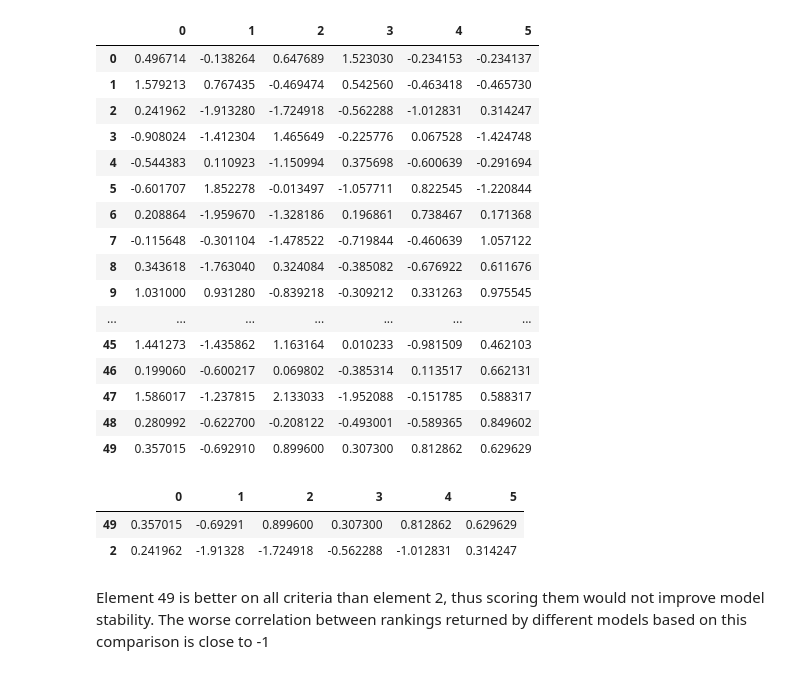
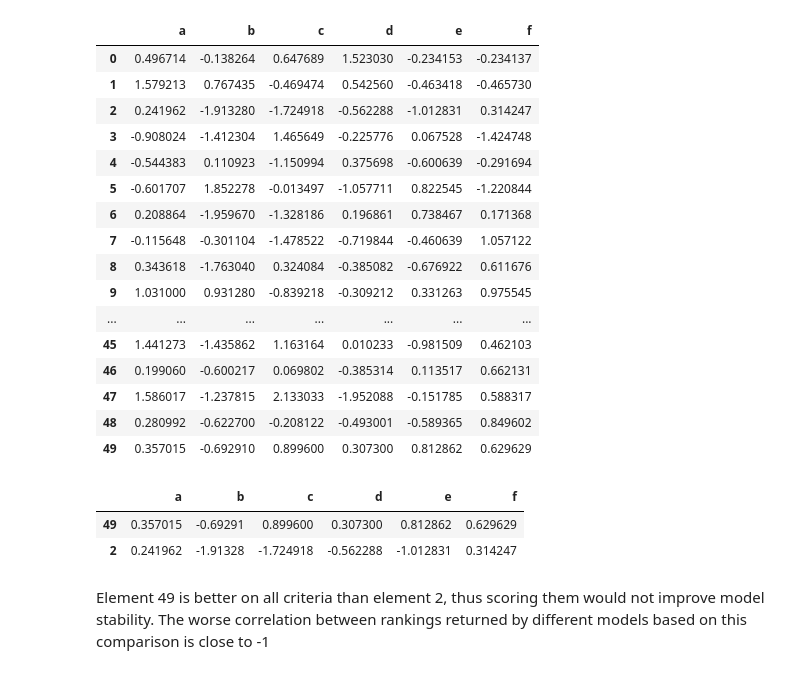
Before and after one commit to miepsik/UTA, a Jupyter notebook: UTA.ipynb, the cells around one changed output. Saved outputs shown, nothing was run; the diff lists cells and outputs as text; code cells hidden in the pictures.

```diff
--- a/UTA.ipynb
+++ b/UTA.ipynb
@@ -137,8 +160,8 @@ class UTA:
 # %%
-df = pd.DataFrame(np.random.randn(50, 6))
+df = pd.DataFrame(np.random.randn(50, 6), columns=['a', 'b', 'c', 'd', 'e', 'f'])
 df
 # %% [output]
-|  | 0 | 1 | 2 | 3 | 4 | 5 |
+|  | a | b | c | d | e | f |
 | 0 | 0.496714 | -0.138264 | 0.647689 | 1.523030 | -0.234153 | -0.234137 |
 | 1 | 1.579213 | 0.767435 | -0.469474 | 0.542560 | -0.463418 | -0.465730 |
 | 2 | 0.241962 | -1.913280 | -1.724918 | -0.562288 | -1.012831 | 0.314247 |
@@ -160,7 +183,7 @@ model = UTA(df.copy())
 # %%
 df.iloc[[49, 2]]
 # %% [output]
-|  | 0 | 1 | 2 | 3 | 4 | 5 |
+|  | a | b | c | d | e | f |
 | 49 | 0.357015 | -0.69291 | 0.899600 | 0.307300 | 0.812862 | 0.629629 |
 | 2 | 0.241962 | -1.91328 | -1.724918 | -0.562288 | -1.012831 | 0.314247 |
 # %% [markdown]
```
Also changed, not shown: parts of 18 cells of this notebook.
